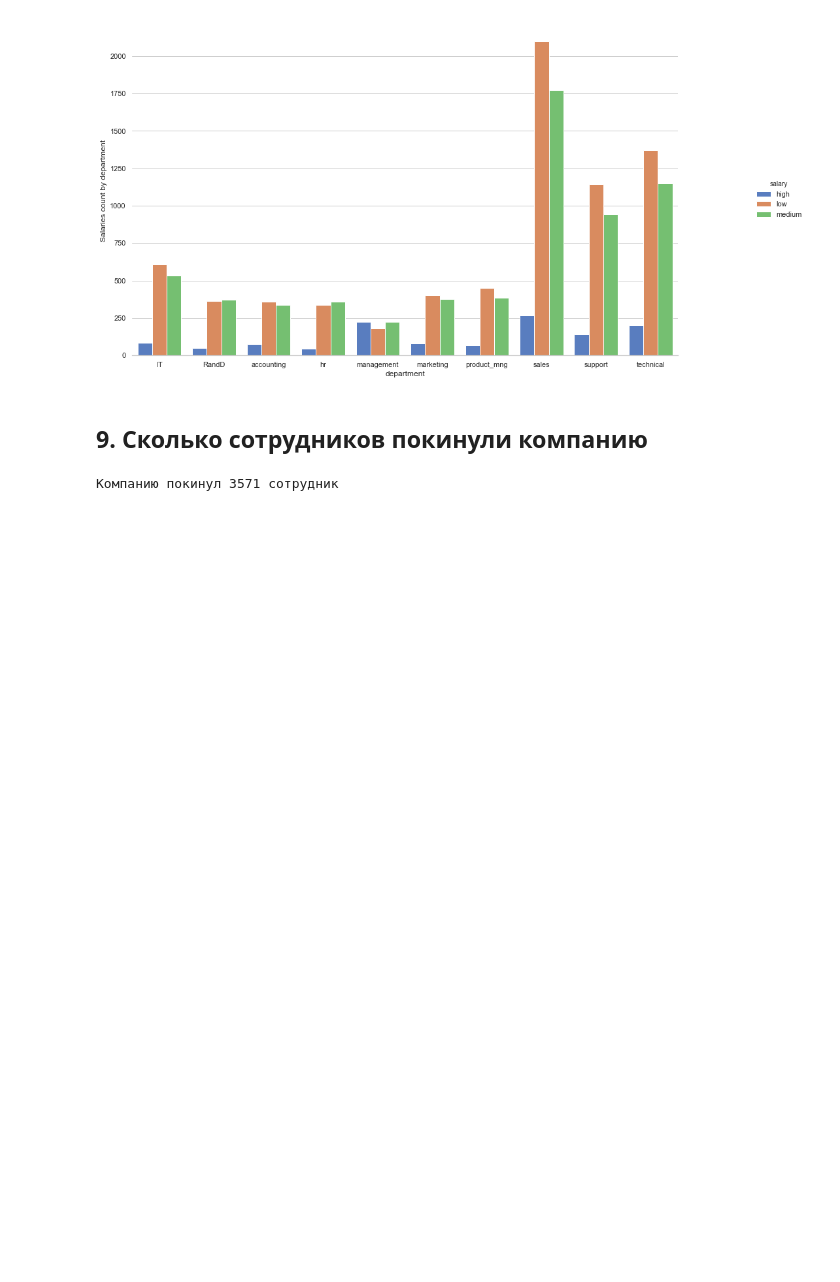
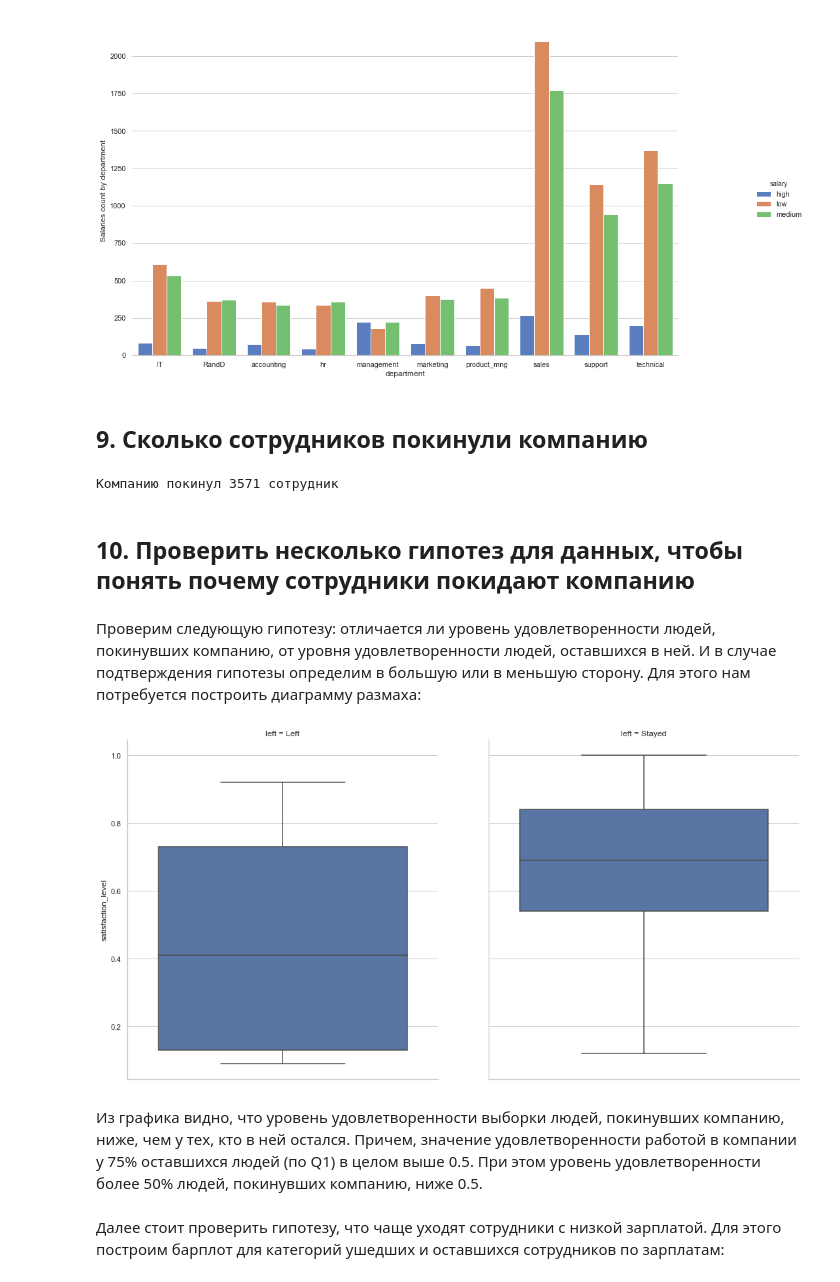
Before and after one commit to edwardwerner/netology-data-science, a Jupyter notebook: Final_work_python.ipynb, the cells around one changed output. Drawn from its saved outputs; the diff is of its cells as text; code cells hidden in the pictures; blank space fills up the shorter version.

```diff
--- a/Final_work_python.ipynb
+++ b/Final_work_python.ipynb
@@ -191,3 +215,21 @@ g.set_ylabels("Salaries count by department")
 print('Компанию покинул ' + str(hr_data[hr_data['left'] == 1]['left'].count()) + ' сотрудник')
 # %% [output]
 Компанию покинул 3571 сотрудник
+# %% [markdown]
+## 10. Проверить несколько гипотез для данных, чтобы понять почему сотрудники покидают компанию
+# %% [markdown]
+Проверим следующую гипотезу: отличается ли уровень удовлетворенности людей, покинувших компанию, от уровня удовлетворенности людей, оставшихся в ней. И в случае подтверждения гипотезы определим в большую или в меньшую сторону. Для этого нам потребуется построить диаграмму размаха:
+# %%
+hr_sat_left = hr_data.copy()
+hr_sat_left['left'] = hr_sat_left['left'].apply(lambda x: 'Left' if x == 1 else 'Stayed')
+
+g = sns.catplot(y="satisfaction_level",
+                col="left", data=hr_sat_left, kind="box",
+                height=4, aspect=.7);
+plt.gcf().set_size_inches(16.7, 8.27)
+# %% [output]
+[figure, added]
+# %% [markdown]
+Из графика видно, что уровень удовлетворенности выборки людей, покинувших компанию, ниже, чем у тех, кто в ней остался. Причем, значение удовлетворенности работой в компании у 75% оставшихся людей (по Q1) в целом выше 0.5. При этом уровень удовлетворенности более 50% людей, покинувших компанию, ниже 0.5.
+# %% [markdown]
+Далее стоит проверить гипотезу, что чаще уходят сотрудники с низкой зарплатой. Для этого построим барплот для категорий ушедших и оставшихся сотрудников по зарплатам:
```
Also changed, not shown: parts of 14 cells of this notebook.
